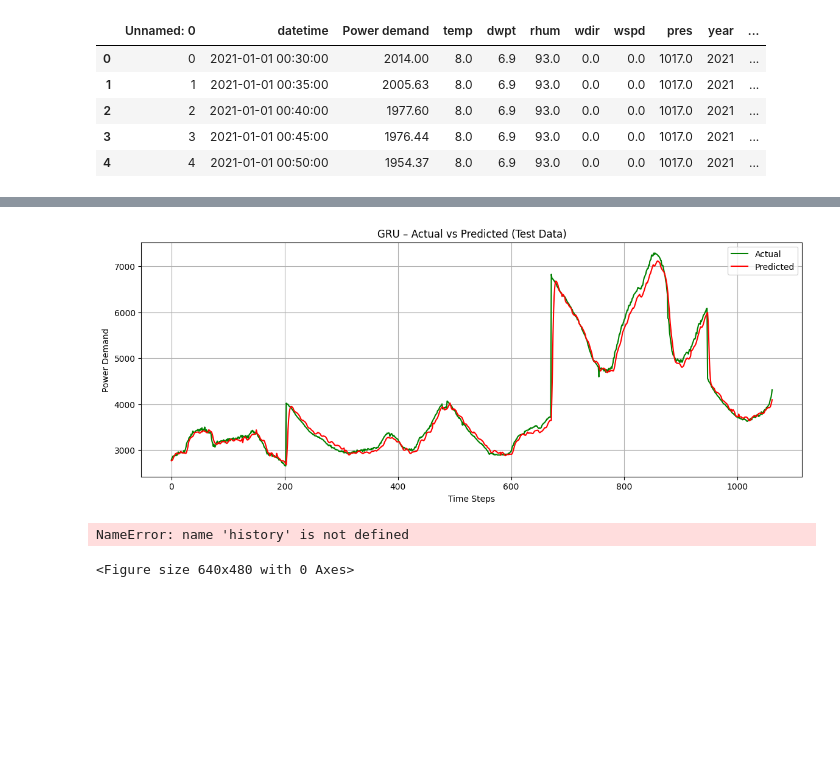
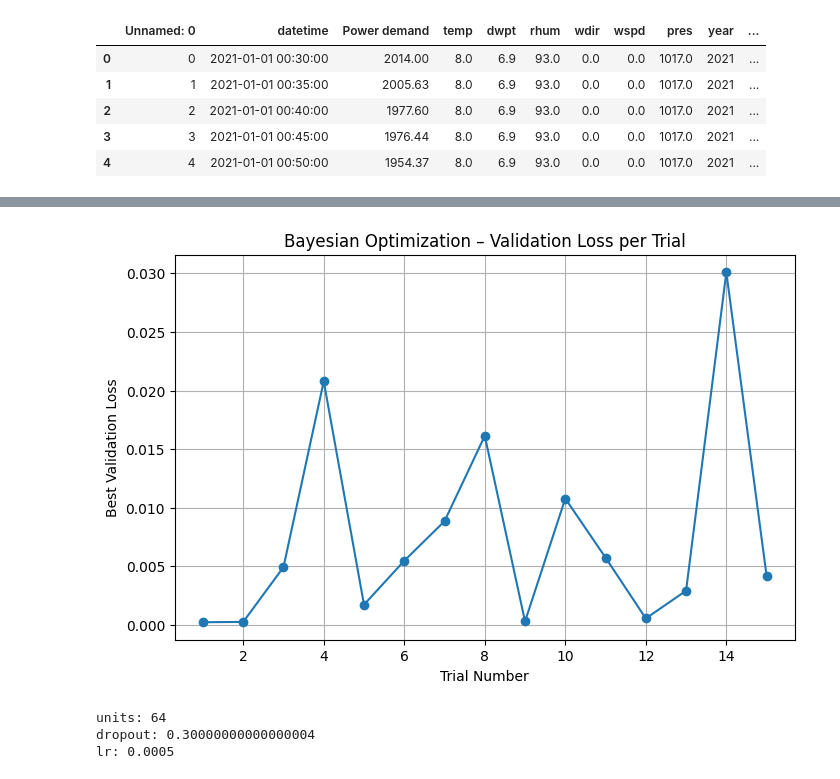
Before and after one commit to Danieljoshua720/Electricity-demand-forecasting-AIML, a Jupyter notebook: GRU.ipynb, the cells around one changed output, grey strips where cells are left out. Cells and saved outputs as stored; diff of their text form; code cells hidden in the pictures; blank space fills up the shorter version.

```diff
--- a/GRU.ipynb
+++ b/GRU.ipynb
@@ -490,28 +482,0 @@ R2  : 0.9719172739961407
-# %%
-import matplotlib.pyplot as plt
-
-plt.figure(figsize=(14,5))
-plt.plot(y_test_true, label="Actual", color="green")
-plt.plot(y_test_pred, label="Predicted", color="red")
-plt.title("GRU – Actual vs Predicted (Test Data)")
-plt.xlabel("Time Steps")
-plt.ylabel("Power Demand")
-plt.legend()
-plt.grid(True)
-plt.show()
-# %% [output]
-[figure, removed]
-# %%
-import matplotlib.pyplot as plt
-
-plt.figure()
-plt.plot(history.history['loss'], label='Train Loss')
-plt.plot(history.history['val_loss'], label='Validation Loss')
-plt.xlabel("Epochs")
-plt.ylabel("MSE Loss")
-plt.title("GRU Training vs Validation Loss")
-plt.legend()
-plt.show()
-# %% [output]
-NameError: name 'history' is not defined
-<Figure size 640x480 with 0 Axes>
@@ -534,10 +483,20 @@ plt.show()
 # %%
-val_losses = [t.metrics.get_last_value("val_loss")
-              for t in tuner.oracle.trials.values()]
+import matplotlib.pyplot as plt
 
-plt.figure()
-plt.plot(val_losses, marker='o')
+trials = tuner.oracle.trials
+trial_ids = list(trials.keys())
+
+val_losses = [
+    trials[t].metrics.get_best_value("val_loss")
+    for t in trial_ids
+]
+
+plt.figure(figsize=(8,5))
+plt.plot(range(1, len(val_losses)+1), val_losses, marker='o')
 plt.xlabel("Trial Number")
-plt.ylabel("Validation Loss (MSE)")
-plt.title("Bayesian Optimization Progress")
+plt.ylabel("Best Validation Loss")
+plt.title("Bayesian Optimization – Validation Loss per Trial")
+plt.grid(True)
 plt.show()
+# %% [output]
+[figure, added]
@@ -567,0 +503,9 @@ plt.show()
+# %%
+best_hp = tuner.get_best_hyperparameters(1)[0]
+
+for param in best_hp.values:
+    print(f"{param}: {best_hp.get(param)}")
+# %% [output]
+units: 64
+dropout: 0.30000000000000004
+lr: 0.0005
```
Also changed, not shown: parts of 26 cells of this notebook.
